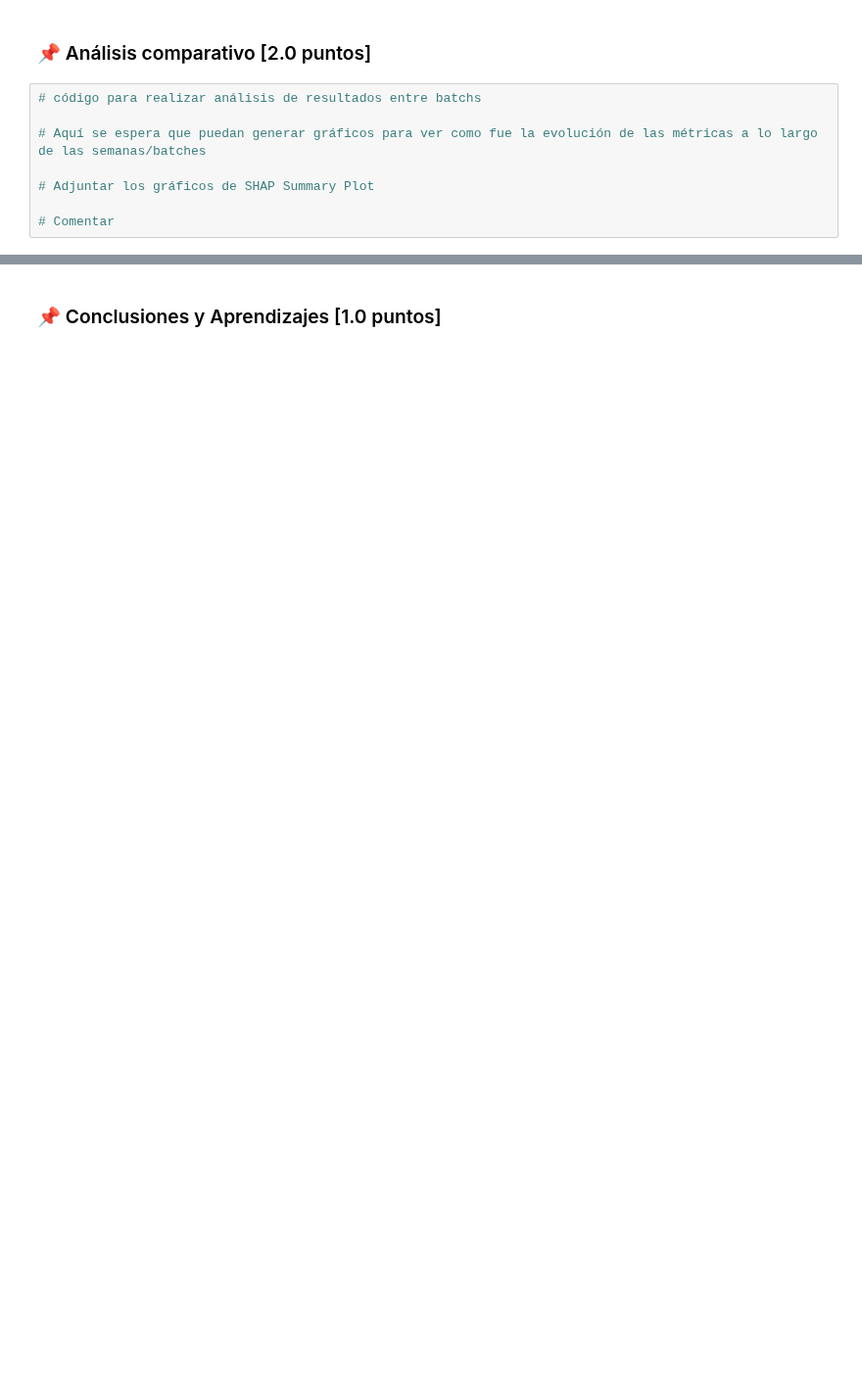
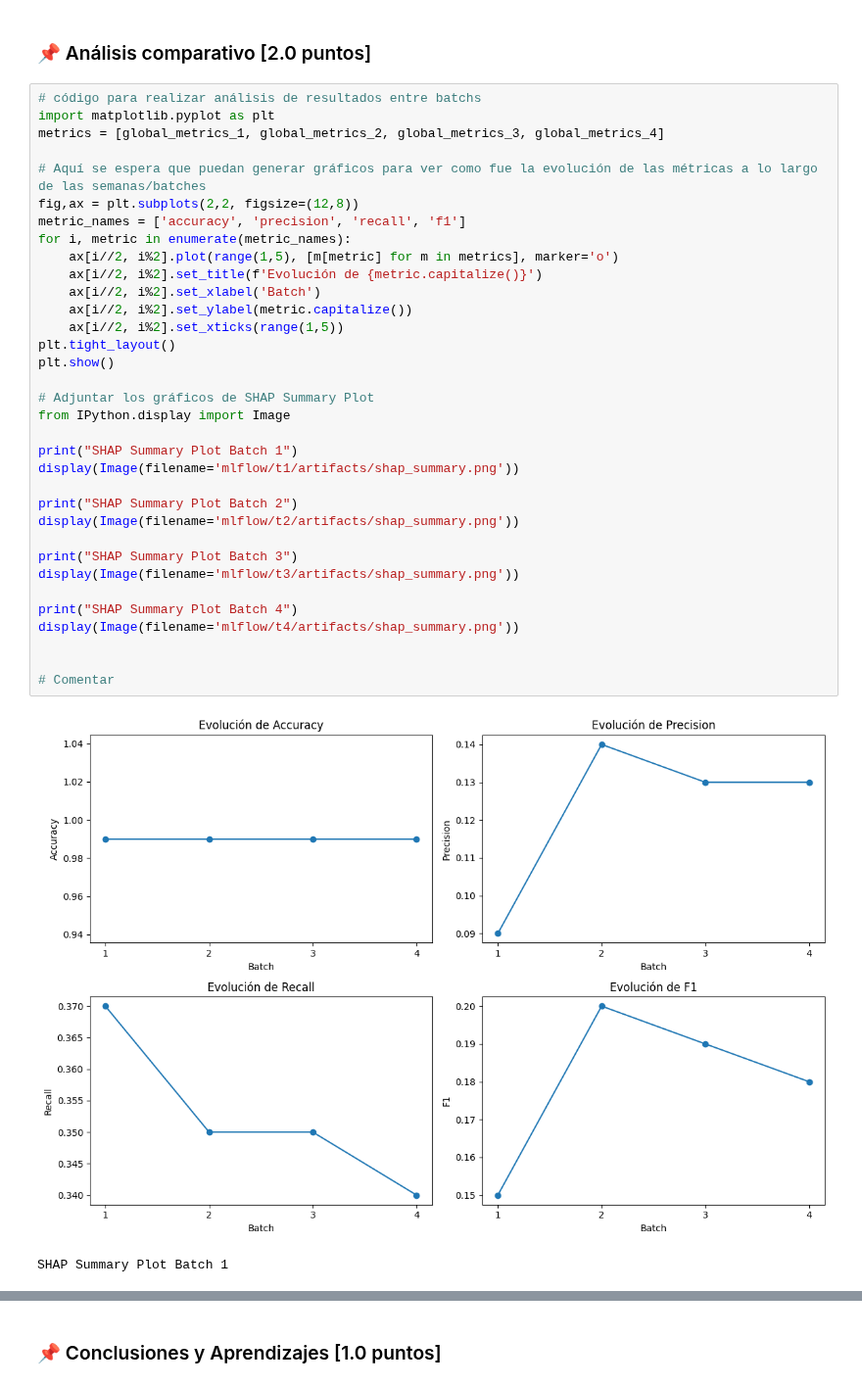
Before and after one commit to jesuvalenzuela/NanSquad, a Jupyter notebook: Proyecto/entrega3/entrega_3/informe.ipynb, the cells around one changed output, grey strips where cells are left out. Shown at 98% size. Saved outputs shown, nothing was run; the diff lists cells and outputs as text; blank space fills up the shorter version.

Commit message:
entrega final

```diff
--- a/Proyecto/entrega3/entrega_3/informe.ipynb
+++ b/Proyecto/entrega3/entrega_3/informe.ipynb
@@ -504,10 +539,39 @@ global_metrics_vh
 # %% [markdown]
 ### 📌 Análisis comparativo [2.0 puntos]
-# %%
-# código para realizar análisis de resultados entre batchs
-
-# Aquí se espera que puedan generar gráficos para ver como fue la evolución de las métricas a lo largo de las semanas/batches
-
-# Adjuntar los gráficos de SHAP Summary Plot
-
-# Comentar
+# %%
+# código para realizar análisis de resultados entre batchs
+import matplotlib.pyplot as plt
+metrics = [global_metrics_1, global_metrics_2, global_metrics_3, global_metrics_4]
+
+# Aquí se espera que puedan generar gráficos para ver como fue la evolución de las métricas a lo largo de las semanas/batches
+fig,ax = plt.subplots(2,2, figsize=(12,8))
+metric_names = ['accuracy', 'precision', 'recall', 'f1']
+for i, metric in enumerate(metric_names):
+    ax[i//2, i%2].plot(range(1,5), [m[metric] for m in metrics], marker='o')
+    ax[i//2, i%2].set_title(f'Evolución de {metric.capitalize()}')
+    ax[i//2, i%2].set_xlabel('Batch')
+    ax[i//2, i%2].set_ylabel(metric.capitalize())
+    ax[i//2, i%2].set_xticks(range(1,5))
+plt.tight_layout()
+plt.show()
+
+# Adjuntar los gráficos de SHAP Summary Plot
+from IPython.display import Image
+
+print("SHAP Summary Plot Batch 1")
+display(Image(filename='mlflow/t1/artifacts/shap_summary.png'))
+
+print("SHAP Summary Plot Batch 2")
+display(Image(filename='mlflow/t2/artifacts/shap_summary.png'))
+
+print("SHAP Summary Plot Batch 3")
+display(Image(filename='mlflow/t3/artifacts/shap_summary.png'))
+
+print("SHAP Summary Plot Batch 4")
+display(Image(filename='mlflow/t4/artifacts/shap_summary.png'))
+
+
+# Comentar
+# %% [output]
+[figure, added]
+SHAP Summary Plot Batch 1
```
Also changed, not shown: parts of 13 cells of this notebook.
